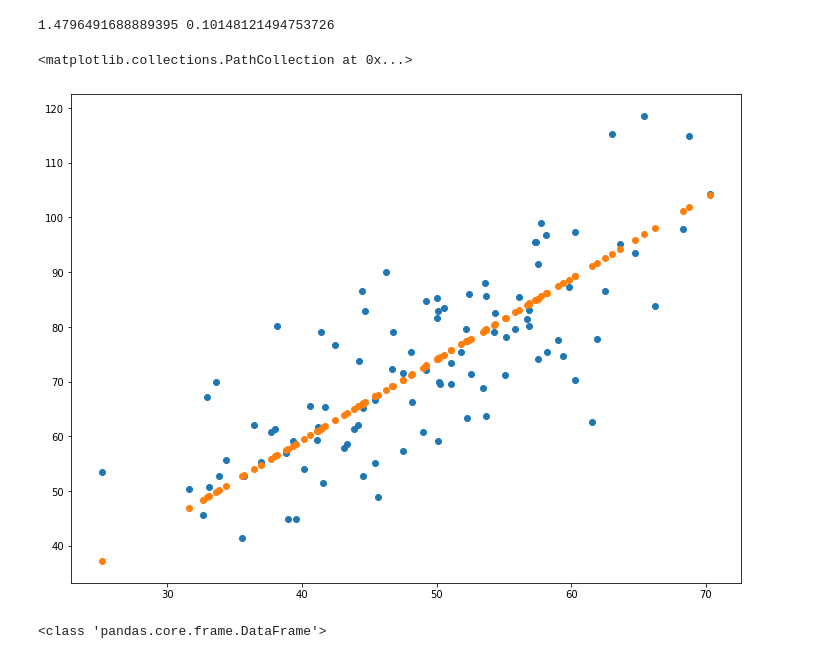
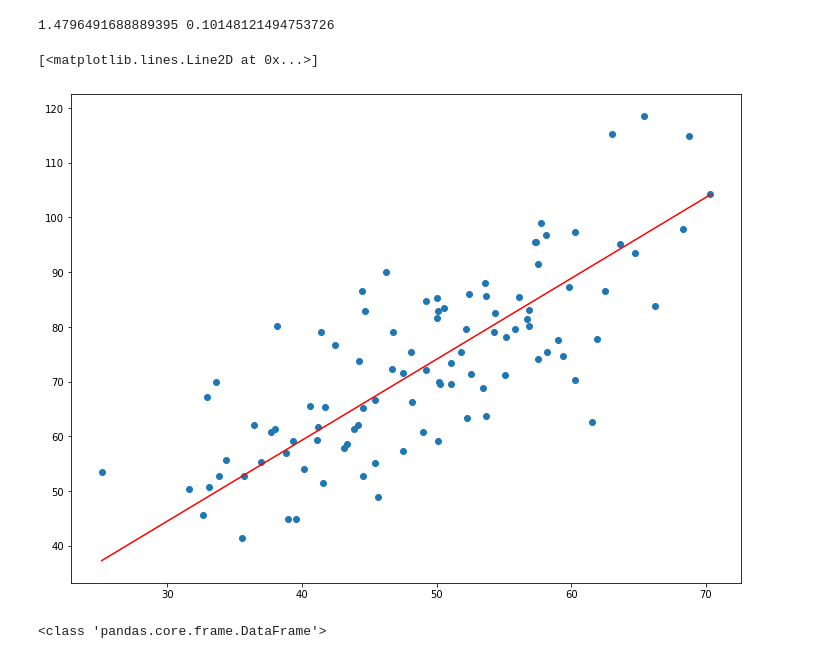
Before and after one commit to Sanoj32/Major-Project, a Jupyter notebook: simple_linear_regression/test.ipynb, the cells around one changed output. Cells and saved outputs as stored; diff of their text form; code cells hidden in the pictures.

```diff
--- a/simple_linear_regression/test.ipynb
+++ b/simple_linear_regression/test.ipynb
@@ -37,11 +37,11 @@ print(m,c)
 # %%
 # Making predictions
 Y_pred = m*X + c
 plt.scatter(X,Y)
-plt.scatter(X,Y_pred)
+plt.plot([min(X),max(X)],[min(Y_pred),max(Y_pred)],color='red')
 # %% [output]
-<matplotlib.collections.PathCollection at 0x...>
+[<matplotlib.lines.Line2D at 0x...>]
-[figure, old version]
+[figure, new version]
 # %%
 df = pd.DataFrame(
         {
```
Also changed, not shown: 6 other files.
